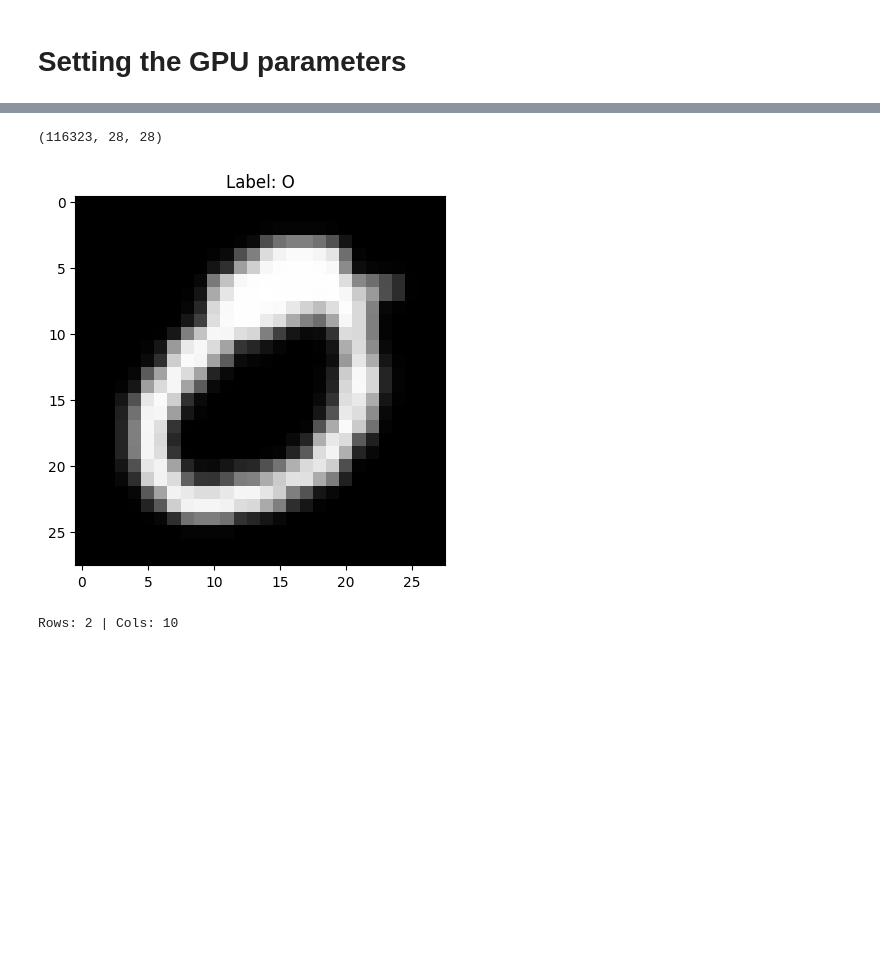
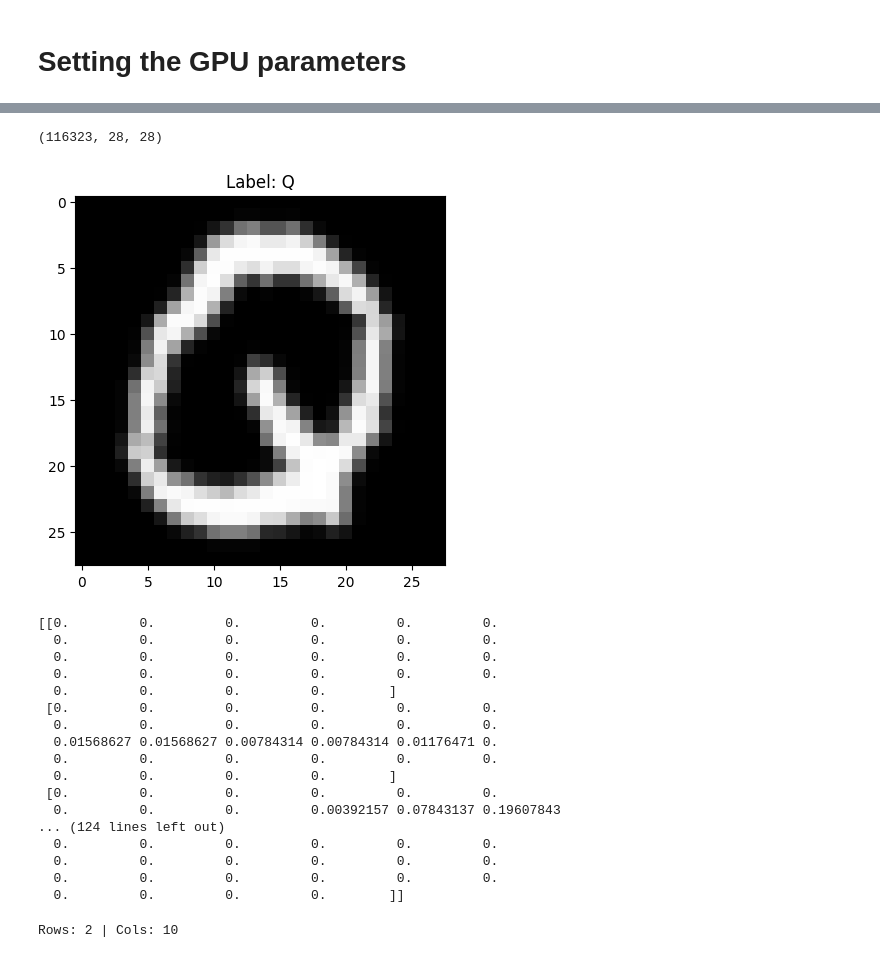
Before and after one commit to xmatyas/dipl, a Jupyter notebook: notebooks/data_preprocessing.ipynb, the cells around one changed output, grey strips where cells are left out. Drawn from its saved outputs; the diff is of its cells as text; code cells hidden in the pictures; blank space fills up the shorter version.

```diff
--- a/notebooks/data_preprocessing.ipynb
+++ b/notebooks/data_preprocessing.ipynb
@@ -133,15 +144,34 @@ setTensorflowGPUParams()
 # %%
 import matplotlib.pyplot as plt
 print(test_images.shape)
 class_mapping = "0123456789ABCDEFGHIJKLMNOPQRSTUVWXYZabdefghnqrt"
 number_of_classes = len(class_mapping)
-index_number = 0
+index_number = 123
 plt.imshow(only_o_and_q_images[index_number], cmap='gray')
 plt.title(f"Label: {class_mapping[only_o_and_q_labels[index_number]]}")
 plt.show()
+
+print(only_o_and_q_images[index_number])
 # %% [output]
 (116323, 28, 28)
-[figure, old version]
+[figure, new version]
+[[0.         0.         0.         0.         0.         0.
+  0.         0.         0.         0.         0.         0.
+  0.         0.         0.         0.         0.         0.
+  0.         0.         0.         0.         0.         0.
+  0.         0.         0.         0.        ]
+ [0.         0.         0.         0.         0.         0.
+  0.         0.         0.         0.         0.         0.
+  0.01568627 0.01568627 0.00784314 0.00784314 0.01176471 0.
+  0.         0.         0.         0.         0.         0.
+  0.         0.         0.         0.        ]
+ [0.         0.         0.         0.         0.         0.
+  0.         0.         0.         0.00392157 0.07843137 0.19607843
+... (124 lines left out)
+  0.         0.         0.         0.         0.         0.
+  0.         0.         0.         0.         0.         0.
+  0.         0.         0.         0.         0.         0.
+  0.         0.         0.         0.        ]]
 # %%
 import matplotlib.pyplot as plt
 def plot_images(images, labels, class_mapping, number_of_images=10):
```
Also changed, not shown: parts of 1 cell of this notebook, 20 other files.
